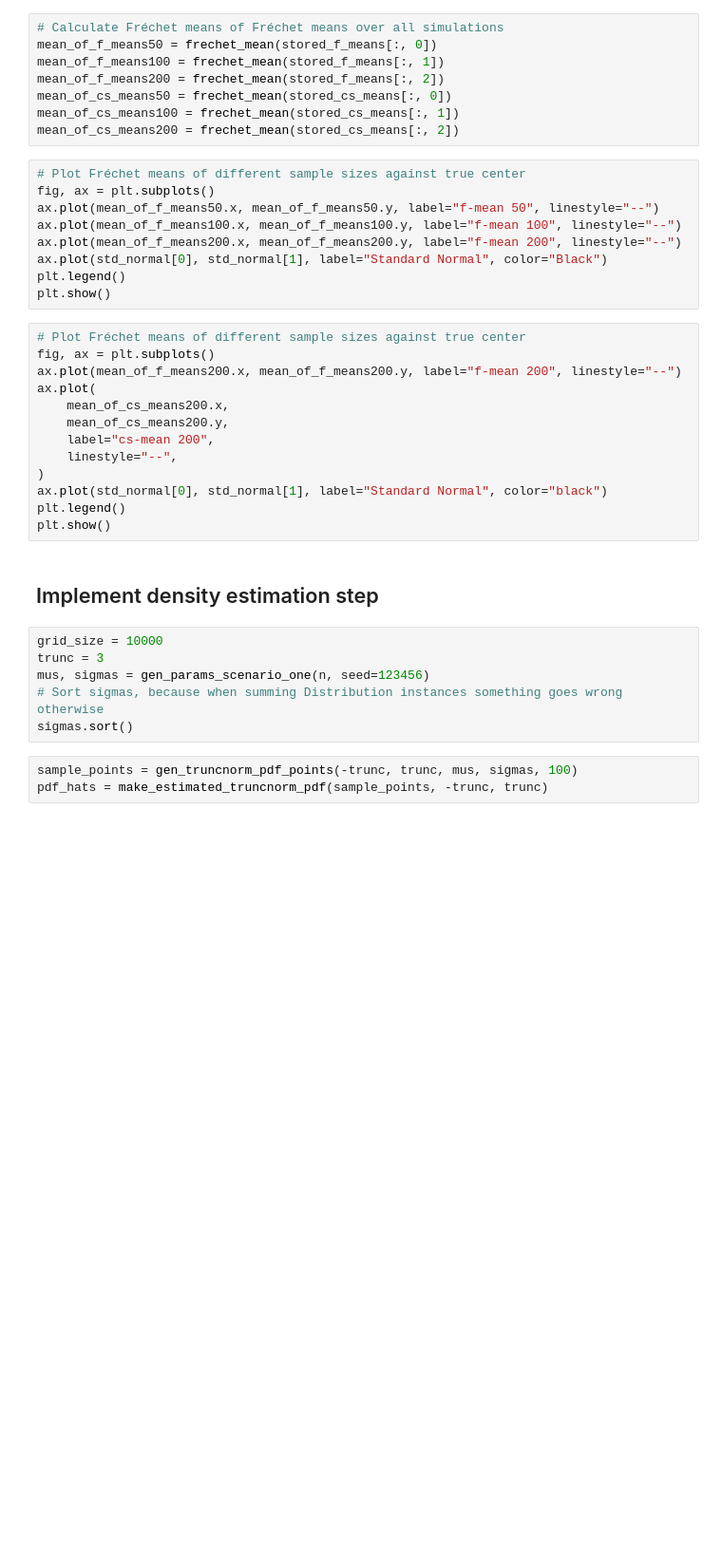
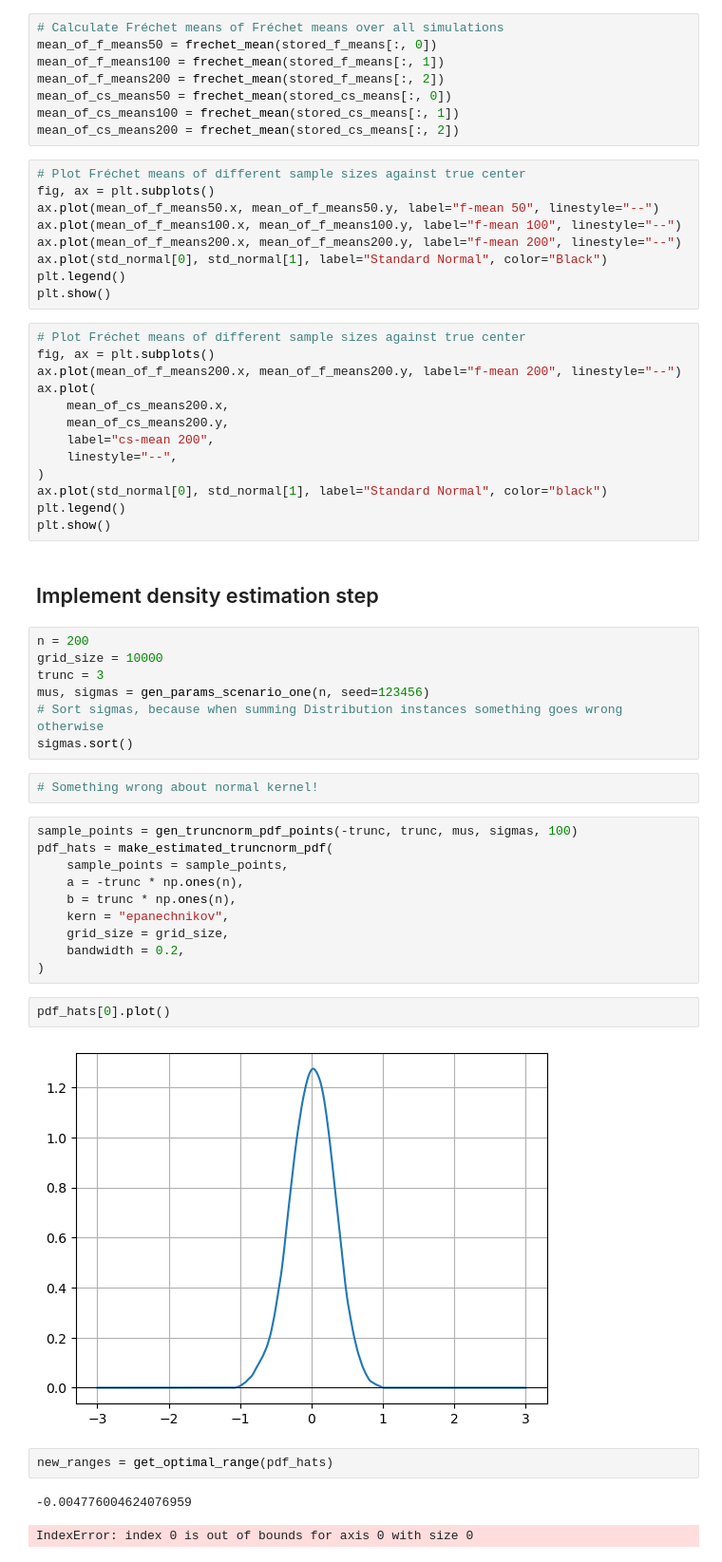
Before and after one commit to mirkimirk/thesis_frechet_fda, a Jupyter notebook: src/frechet_fda/reproduction_petersen2016.ipynb, the cells around one changed output. Shown at 95% size. Saved outputs shown, nothing was run; the diff lists cells and outputs as text; blank space fills up the shorter version.

Commit message:
Have to fix something about normal kernel!

```diff
--- a/src/frechet_fda/reproduction_petersen2016.ipynb
+++ b/src/frechet_fda/reproduction_petersen2016.ipynb
@@ -260,11 +345,30 @@ plt.show()
 # %% [markdown]
 ## Implement density estimation step
 # %%
+n = 200
 grid_size = 10000
 trunc = 3
 mus, sigmas = gen_params_scenario_one(n, seed=123456)
 # Sort sigmas, because when summing Distribution instances something goes wrong otherwise
 sigmas.sort()
+# %%
+# Something wrong about normal kernel!
 # %%
 sample_points = gen_truncnorm_pdf_points(-trunc, trunc, mus, sigmas, 100)
-pdf_hats = make_estimated_truncnorm_pdf(sample_points, -trunc, trunc)
+pdf_hats = make_estimated_truncnorm_pdf(
+    sample_points = sample_points,
+    a = -trunc * np.ones(n),
+    b = trunc * np.ones(n),
+    kern = "epanechnikov",
+    grid_size = grid_size,
+    bandwidth = 0.2,
+)
+# %%
+pdf_hats[0].plot()
+# %% [output]
+[figure, added]
+# %%
+new_ranges = get_optimal_range(pdf_hats)
+# %% [output]
+-0.004776004624076959
+IndexError: index 0 is out of bounds for axis 0 with size 0
```
Also changed, not shown: parts of 16 cells of this notebook, 2 other files.
